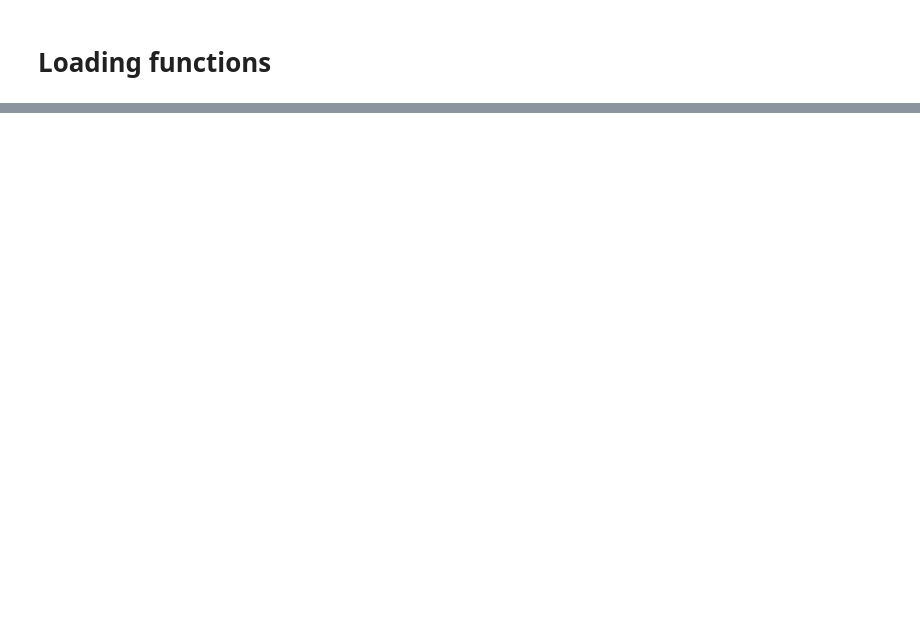
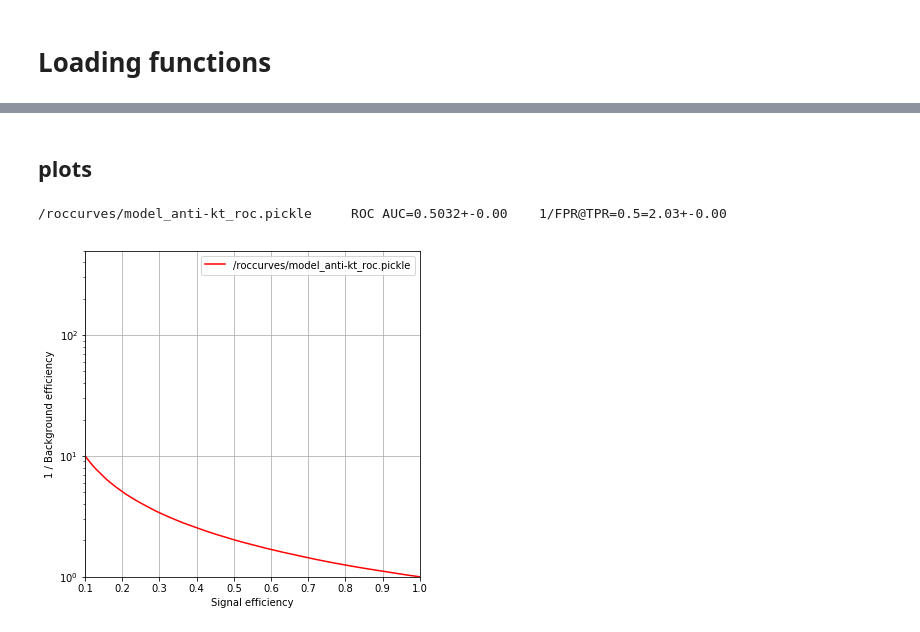
Before and after one commit to cbernet/recnn, a Jupyter notebook: notebooks/RocsPlot.ipynb, the cells around one changed output, grey strips where cells are left out. Cells and saved outputs as stored; diff of their text form; code cells hidden in the pictures; blank space fills up the shorter version.

```diff
--- a/notebooks/RocsPlot.ipynb
+++ b/notebooks/RocsPlot.ipynb
@@ -144,0 +362,16 @@ def build_rocs(prefix_train, prefix_test, model_pattern, preprocess=None, gated=
+# %% [markdown]
+## plots
+# %%
+fd = open(basepath+roccurvesfile, "rb")
+r, f, t = pickle.load(fd)
+fd.close()
+
+r, f, t = remove_outliers(r, f, t)
+
+plot_rocs(r, f, t, label=roccurvesfile)
+report_score(r, f, t, label=roccurvesfile)
+
+plot_show()
+# %% [output]
+/roccurves/model_anti-kt_roc.pickle     ROC AUC=0.5032+-0.00    1/FPR@TPR=0.5=2.03+-0.00
+[figure, added]
```
Also changed, not shown: parts of 16 cells of this notebook, 1 other file.
